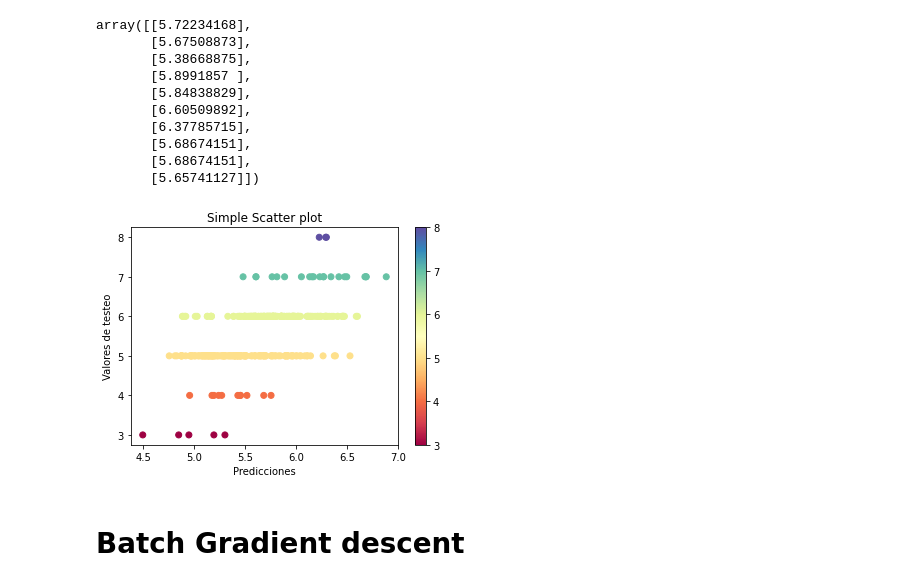
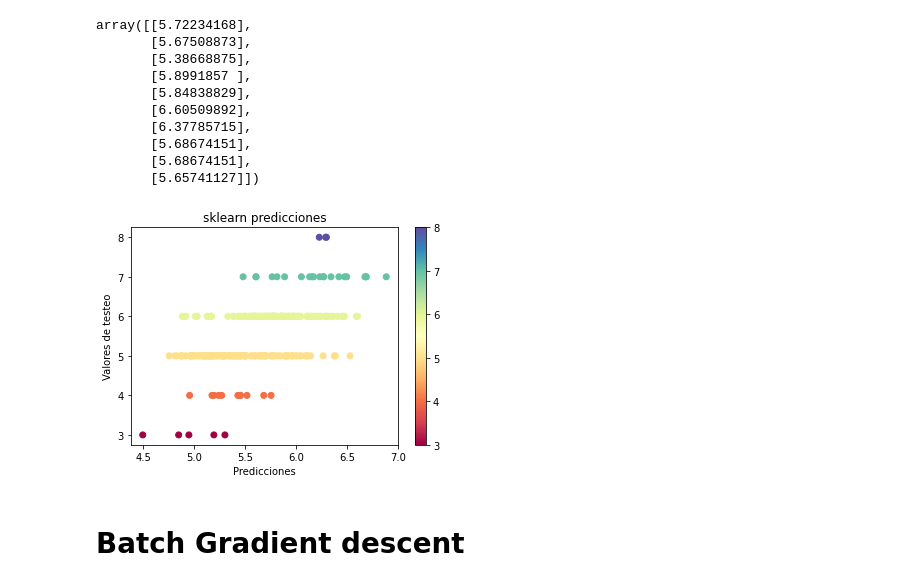
Before and after one commit to EmirBurgosPaz/Machine_learning, a Jupyter notebook: Tarea/multiple_linear_regression_red_wine.ipynb, the cells around one changed output. Saved outputs shown, nothing was run; the diff lists cells and outputs as text; code cells hidden in the pictures.

```diff
--- a/Tarea/multiple_linear_regression_red_wine.ipynb
+++ b/Tarea/multiple_linear_regression_red_wine.ipynb
@@ -165,12 +172,12 @@ array([[5.72234168],
 # %%
 plt.scatter(predictions, y_test, c=y_test, cmap='Spectral')
 plt.colorbar()
-plt.title('Simple Scatter plot')
+plt.title('sklearn predicciones')
 plt.xlabel('Predicciones')
 plt.ylabel('Valores de testeo')
 plt.show()
 # %% [output]
-[figure, old version]
+[figure, new version]
 # %% [markdown]
 # Batch Gradient descent
 # %%
```
Also changed, not shown: parts of 21 cells of this notebook.
